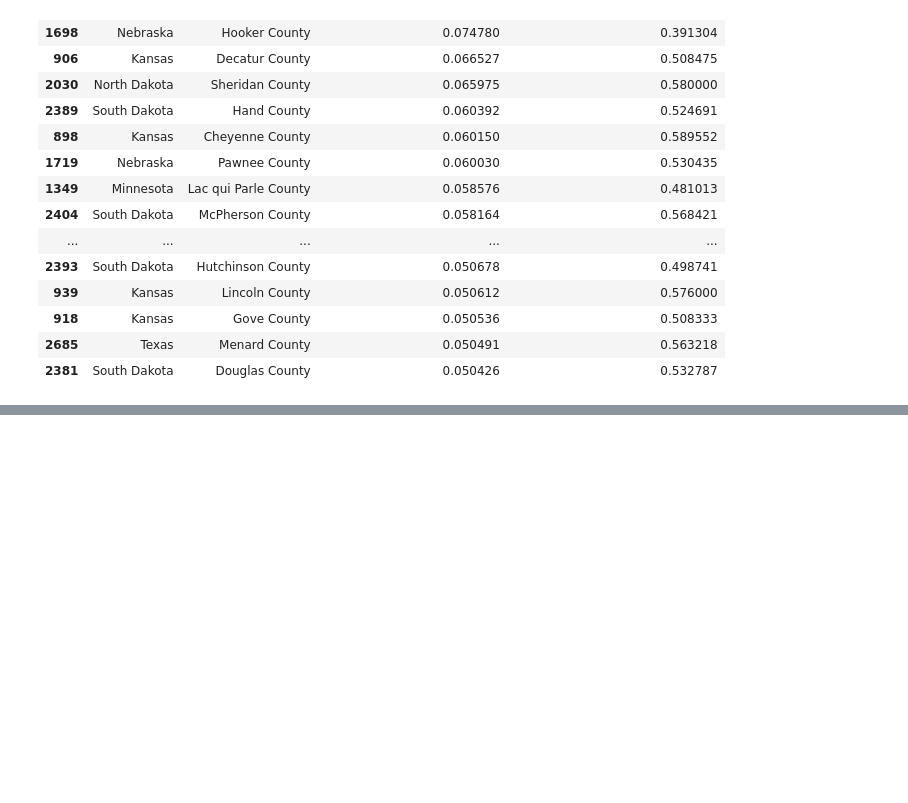
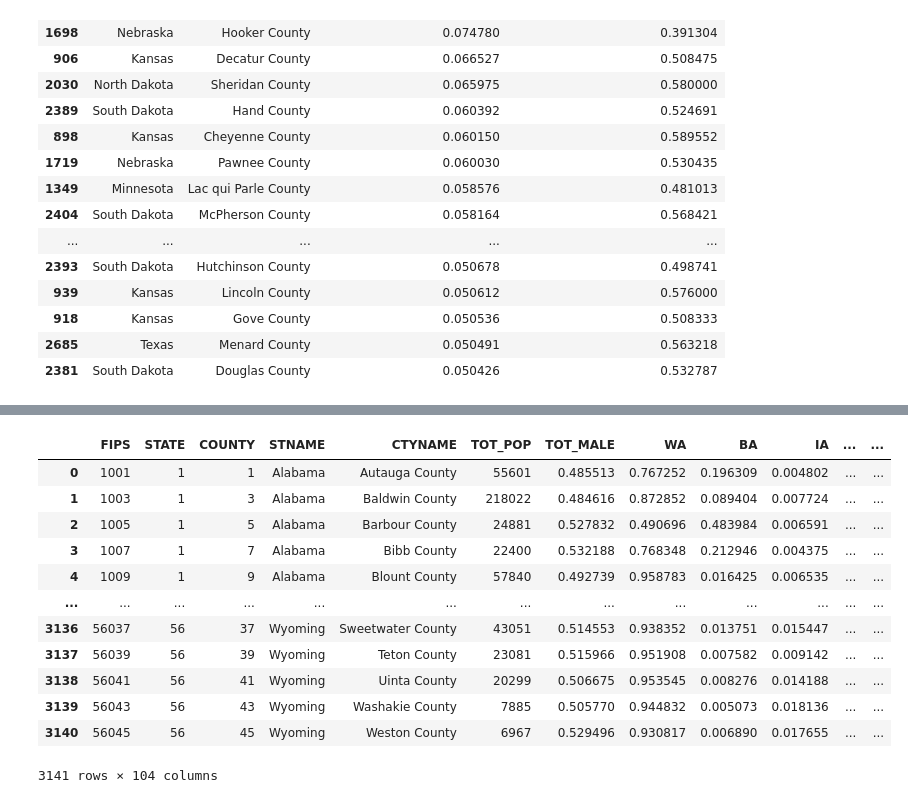
Before and after one commit to jessebmurray/COVID-19, a Jupyter notebook: Formatting.ipynb, the cells around one changed output, grey strips where cells are left out. Cells and saved outputs as stored; diff of their text form; code cells hidden in the pictures; blank space fills up the shorter version.

```diff
--- a/Formatting.ipynb
+++ b/Formatting.ipynb
@@ -230,0 +282,5 @@ df.sort_values(by='TOT_POP_eightyfive_older', ascending=False)[['STNAME',
+# %%
+# Drop the District of Columbia
+df = df.loc[df.STNAME != 'District of Columbia']
+
+len(df.STNAME.unique())
@@ -230,0 +293,7 @@ df.sort_values(by='TOT_POP_eightyfive_older', ascending=False)[['STNAME',
+# %%
+df.set_index('FIPS')[['CPC']].join(dfresid.set_index('fips'
+                                )).to_csv('public_data/both_residuals.csv')
+# %%
+df = df.set_index('FIPS')[['CPC']].join(dfresid.set_index('fips'))
+# %%
+df['abs_xgb_residual'] = abs(df.xgb_residual)
@@ -230,0 +321,16 @@ df.sort_values(by='TOT_POP_eightyfive_older', ascending=False)[['STNAME',
+# %%
+df
+# %% [output]
+|  | FIPS | STATE | COUNTY | STNAME | CTYNAME | TOT_POP | TOT_MALE | WA | BA | IA | ... | ... |
+| 0 | 1001 | 1 | 1 | Alabama | Autauga County | 55601 | 0.485513 | 0.767252 | 0.196309 | 0.004802 | ... | ... |
+| 1 | 1003 | 1 | 3 | Alabama | Baldwin County | 218022 | 0.484616 | 0.872852 | 0.089404 | 0.007724 | ... | ... |
+| 2 | 1005 | 1 | 5 | Alabama | Barbour County | 24881 | 0.527832 | 0.490696 | 0.483984 | 0.006591 | ... | ... |
+| 3 | 1007 | 1 | 7 | Alabama | Bibb County | 22400 | 0.532188 | 0.768348 | 0.212946 | 0.004375 | ... | ... |
+| 4 | 1009 | 1 | 9 | Alabama | Blount County | 57840 | 0.492739 | 0.958783 | 0.016425 | 0.006535 | ... | ... |
+| ... | ... | ... | ... | ... | ... | ... | ... | ... | ... | ... | ... | ... |
+| 3136 | 56037 | 56 | 37 | Wyoming | Sweetwater County | 43051 | 0.514553 | 0.938352 | 0.013751 | 0.015447 | ... | ... |
+| 3137 | 56039 | 56 | 39 | Wyoming | Teton County | 23081 | 0.515966 | 0.951908 | 0.007582 | 0.009142 | ... | ... |
+| 3138 | 56041 | 56 | 41 | Wyoming | Uinta County | 20299 | 0.506675 | 0.953545 | 0.008276 | 0.014188 | ... | ... |
+| 3139 | 56043 | 56 | 43 | Wyoming | Washakie County | 7885 | 0.505770 | 0.944832 | 0.005073 | 0.018136 | ... | ... |
+| 3140 | 56045 | 56 | 45 | Wyoming | Weston County | 6967 | 0.529496 | 0.930817 | 0.006890 | 0.017655 | ... | ... |
+3141 rows × 104 columns
```
Also changed, not shown: parts of 10 cells of this notebook, 4 other files.
